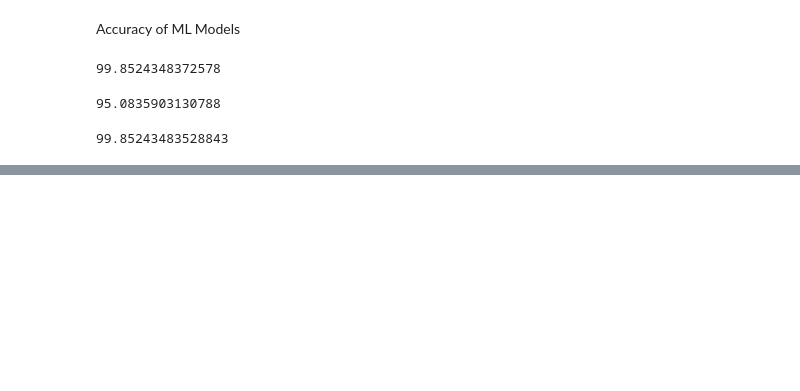
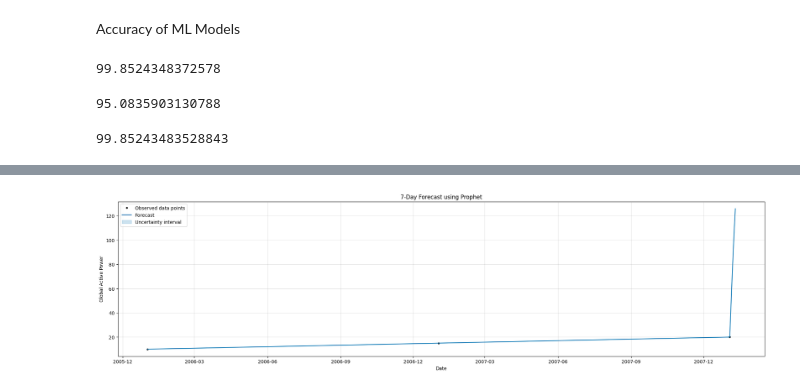
Before and after one commit to Sridevimesala/Energy_Prediction-, a Jupyter notebook: Energy_Predicition.ipynb, the cells around one changed output, grey strips where cells are left out. Cells and saved outputs as stored; diff of their text form; code cells hidden in the pictures; blank space fills up the shorter version.

```diff
--- a/Energy_Predicition.ipynb
+++ b/Energy_Predicition.ipynb
@@ -689,0 +960,12 @@ Rigid_reg.score(X_test, y_test)*100
+# %%
+import pandas as pd
+
+# Example dataset
+data = {
+    'ds': ['2006-01-01', '2007-01-02', '2008-01-03'],
+    'y': [10, 15, 20]
+}
+train_df = pd.DataFrame(data)
+
+# Convert 'ds' to datetime
+train_df['ds'] = pd.to_datetime(train_df['ds'])
@@ -689,0 +986,4 @@ Rigid_reg.score(X_test, y_test)*100
+# %%
+from prophet import Prophet  # or from fbprophet import Prophet
+prophet_model = Prophet()
+prophet_model.fit(train_df)
@@ -689,0 +1009,3 @@ Rigid_reg.score(X_test, y_test)*100
+# %%
+future_dates_7days = prophet_model.make_future_dataframe(periods=7 * 24, freq='H')
+future_dates_30days = prophet_model.make_future_dataframe(periods=30 * 24, freq='H')
@@ -689,0 +1024,3 @@ Rigid_reg.score(X_test, y_test)*100
+# %%
+prophet_predictions_7days = prophet_model.predict(future_dates_7days)
+prophet_predictions_30days = prophet_model.predict(future_dates_30days)
@@ -689,0 +1035,11 @@ Rigid_reg.score(X_test, y_test)*100
+# %%
+import matplotlib.pyplot as plt
+fig, ax = plt.subplots(figsize=(25, 6))
+prophet_model.plot(prophet_predictions_7days, ax=ax)
+plt.title('7-Day Forecast using Prophet')
+plt.xlabel('Date')
+plt.ylabel('Global Active Power')
+plt.legend()
+plt.show()
+# %% [output]
+[figure, added]
```
Also changed, not shown: parts of 59 cells of this notebook.
